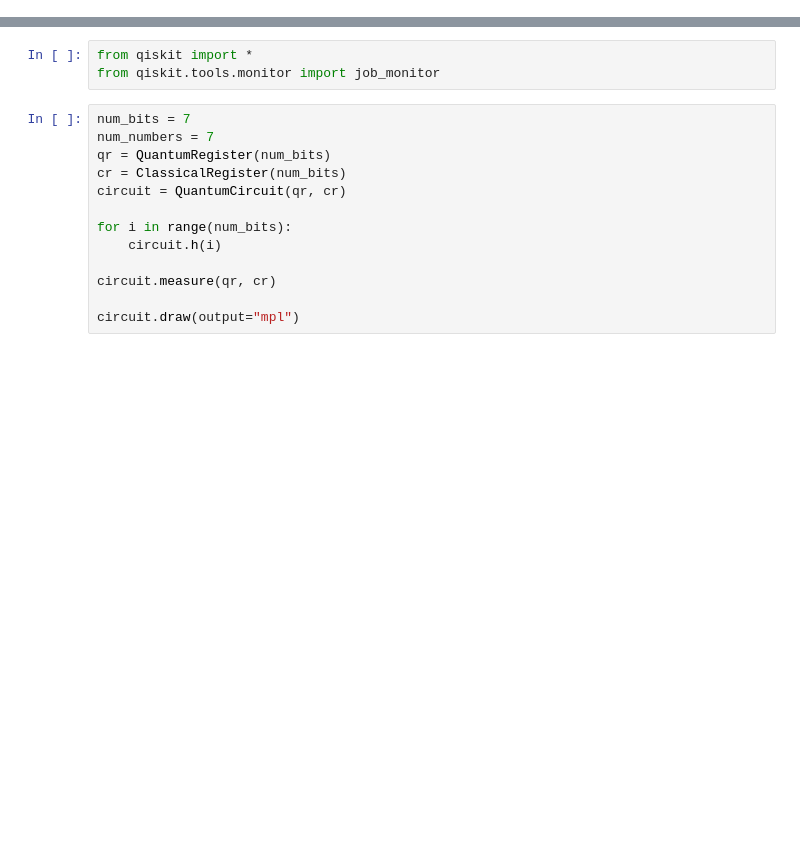
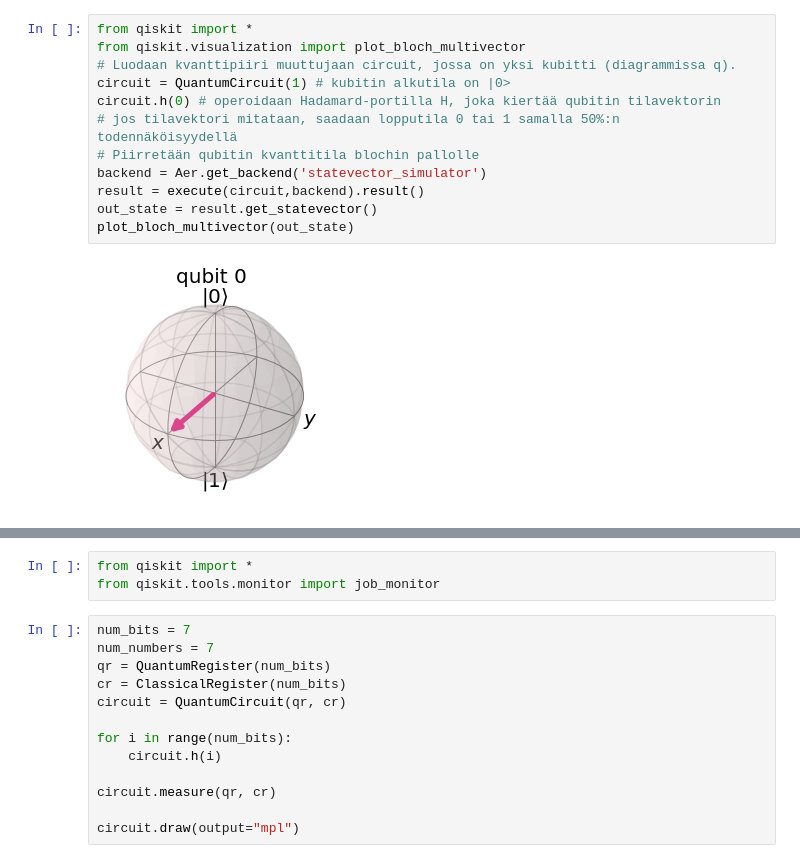
Before and after one commit to otaniemenlukio/lukiomatematiikkaa-ohjelmoimalla, a Jupyter notebook: lotto.ipynb, the cells around one changed output, grey strips where cells are left out. Saved outputs shown, nothing was run; the diff lists cells and outputs as text; blank space fills up the shorter version.

```diff
--- a/lotto.ipynb
+++ b/lotto.ipynb
@@ -0,0 +180,14 @@
+# %%
+from qiskit import *
+from qiskit.visualization import plot_bloch_multivector
+# Luodaan kvanttipiiri muuttujaan circuit, jossa on yksi kubitti (diagrammissa q).
+circuit = QuantumCircuit(1) # kubitin alkutila on |0>
+circuit.h(0) # operoidaan Hadamard-portilla H, joka kiertää qubitin tilavektorin
+# jos tilavektori mitataan, saadaan lopputila 0 tai 1 samalla 50%:n todennäköisyydellä
+# Piirretään qubitin kvanttitila blochin pallolle
+backend = Aer.get_backend('statevector_simulator')
+result = execute(circuit,backend).result()
+out_state = result.get_statevector()
+plot_bloch_multivector(out_state)
+# %% [output]
+[figure, added]
```
Also changed, not shown: parts of 27 cells of this notebook, 2 other files.
